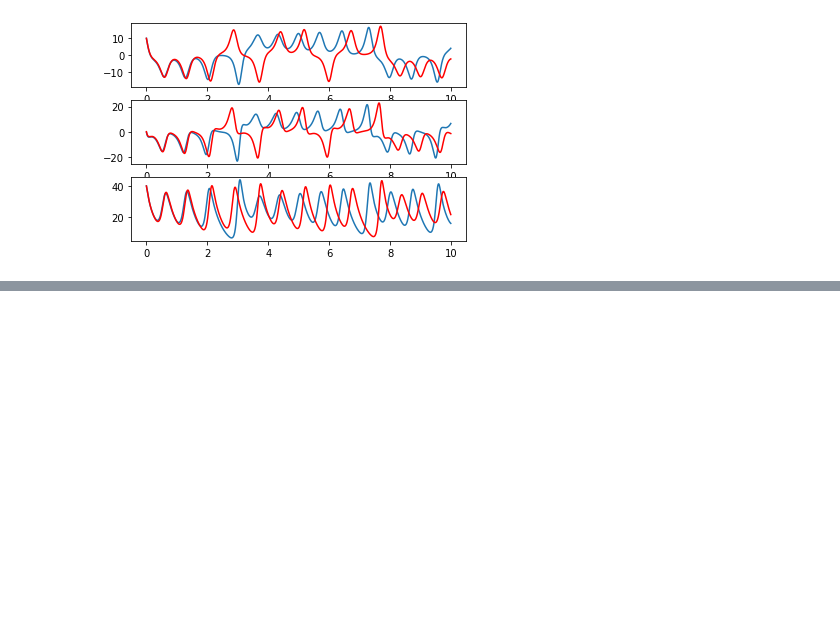
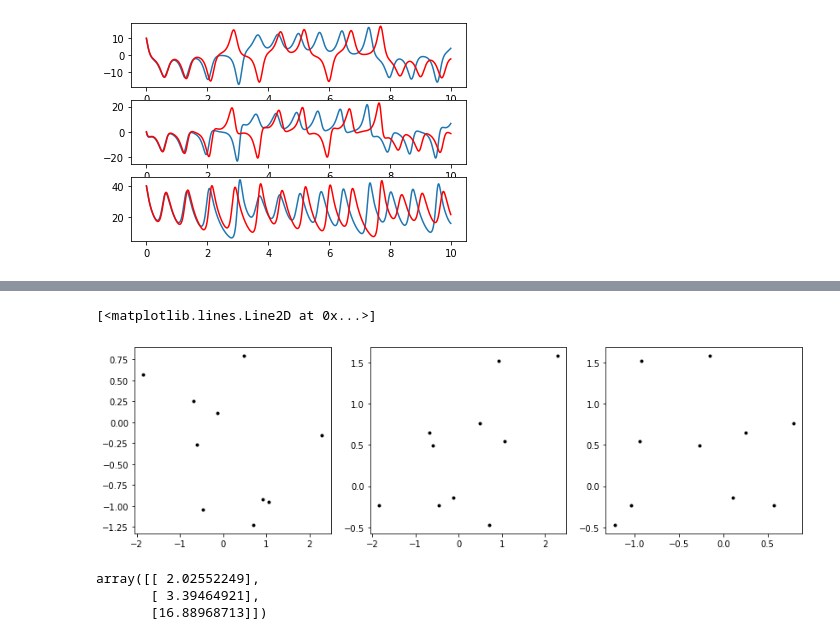
Before and after one commit to micky85lu/Data-Assimilation-Project, a Jupyter notebook: test.ipynb, the cells around one changed output, grey strips where cells are left out. Cells and saved outputs as stored; diff of their text form; code cells hidden in the pictures; blank space fills up the shorter version.

Commit message:
experiment prepare

```diff
--- a/test.ipynb
+++ b/test.ipynb
@@ -44,0 +79,55 @@ axs[2].plot(ts, z, color='red')
+# %%
+def gen_random_normal(mean, var, size, random_state=None):
+    """
+    Generate random gaussian distribution numbers
+
+    Parameters:
+    ----------
+    mean, var: scaler or array-like.
+        If array-like, its length should equal to 'size'.
+    size: int
+        The amount of random numbers.
+    random_state: int
+        Default is 42.
+    """
+    if random_state is None:
+        random_state = 42
+
+    mean = np.array(mean)
+    var = np.array(var)
+
+    rng = np.random.RandomState(random_state)
+    result = rng.randn(max(mean.size, var.size, size))
+    result = (result + mean) * np.sqrt(var)
+    return result
+# %%
+obs_mean = 0
+obs_var = 1
+obs_timeintv = 2
+cycle_num = int(time / obs_timeintv)
+
+X_obs_err = np.zeros((3, cycle_num))
+for irow, random_state in enumerate([40, 41, 42]):
+    X_obs_err[irow,:] = gen_random_normal(obs_mean, obs_var, cycle_num, random_state)
+
+X_obs = X_nature[:,::int(obs_timeintv/dt)] + X_obs_err
+# %%
+fig, axs = plt.subplots(figsize=(14, 4), nrows=1, ncols=3)
+axs[0].plot(X_obs_err[0], X_obs_err[1], 'k.')
+axs[1].plot(X_obs_err[0], X_obs_err[2], 'k.')
+axs[2].plot(X_obs_err[1], X_obs_err[2], 'k.')
+# %% [output]
+[<matplotlib.lines.Line2D at 0x...>]
+[figure, added]
+# %%
+# spin up and get initial condition for experiments
+X0 = np.array([[10.1], [-0.5], [40.1]]) + gen_random_normal(0, 0.1, size=1)
+result = lorenz63(X0.ravel(), np.arange(0, spinup_time, dt))
+X_spn = result.y
+
+X_ini = X_spn[:,[-1]]
+X_ini
+# %% [output]
+array([[ 2.02552249],
+       [ 3.39464921],
+       [16.88968713]])
```
Also changed, not shown: parts of 2 cells of this notebook.
